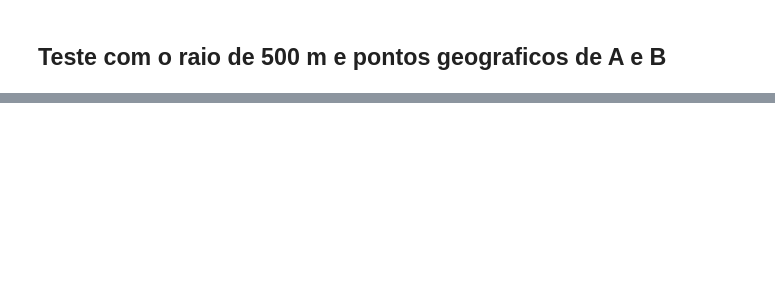
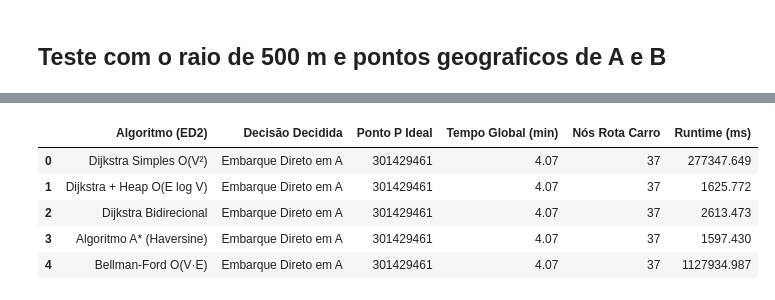
Before and after one commit to arleswasb/Projeto_Final_ED2_RideSmart, a Jupyter notebook: Projeto_RideSmart.ipynb, the cells around one changed output, grey strips where cells are left out. Cells and saved outputs as stored; diff of their text form; code cells hidden in the pictures; blank space fills up the shorter version.

```diff
--- a/Projeto_RideSmart.ipynb
+++ b/Projeto_RideSmart.ipynb
@@ -1061,0 +1040,74 @@ Avaliando todos os pontos de embarque em um raio de 500m...
+# %%
+import time
+import pandas as pd
+
+# Configuração do contrato de negócio
+raio_maximo_caminhada_m = 500
+
+if 'no_usuario_A' in locals() and 'no_usuario_B' in locals() and no_usuario_A is not None:
+    print(f"🚀 Iniciando Bateria de Experimentos RideSmart (Raio: {raio_maximo_caminhada_m}m)...")
+    print(f"Origem A: {no_usuario_A} | Destino B: {no_usuario_B}\n")
+
+    # Dicionário mapeando o nome do algoritmo para a sua respectiva função
+    # Ajuste os nomes das funções abaixo de acordo com as que você implementou
+    algoritmos_motores = {
+        "Dijkstra Simples O(V²)": dijkstra_simples_natal,
+        "Dijkstra + Heap O(E log V)": dijkstra_heap_natal,
+        "Dijkstra Bidirecional": dijkstra_bidirecional_natal,
+        "Algoritmo A* (Haversine)": a_star_natal,
+        "Bellman-Ford O(V·E)": bellman_ford_natal
+    }
+
+    linhas_tabela = []
+
+    # Roda a otimização de rota para cada algoritmo da sua suíte
+    for nome_alg, funcao_motor in algoritmos_motores.items():
+        print(f"⏱️ Executando otimização com: {nome_alg}...")
+
+        # Medição de tempo de execução de CPU de alta precisão
+        tempo_inicio_cpu = time.perf_counter()
+
+        # Executa a busca inteligente usando o algoritmo da rodada
+        p_embarque_ideal, tempo_total_segundos, rota_carro_final = encontrar_ponto_embarque_ideal(
+            grafo_pedestre,
+            grafo_carro,
+            no_usuario_A,
+            no_usuario_B,
+            raio_maximo_caminhada_m,
+            funcao_motor, # Passa o motor algorítmico dinamicamente
+            peso_carro='tempo_transito'
+        )
+
+        tempo_fim_cpu = time.perf_counter()
+        runtime_ms = (tempo_fim_cpu - tempo_inicio_cpu) * 1000
+
+        # Captura o número de nós da rota final do carro como métrica de caminho
+        qtd_nos_rota = len(rota_carro_final) if rota_carro_final else 0
+
+        # Determina o tipo de decisão tomada pelo algoritmo
+        decisao = "Embarque em P (Multimodal)" if p_embarque_ideal != no_usuario_A else "Embarque Direto em A"
+
+        # Guarda os dados na lista para montar o DataFrame
+        linhas_tabela.append({
+            "Algoritmo (ED2)": nome_alg,
+            "Decisão Decidida": decisao,
+            "Ponto P Ideal": p_embarque_ideal,
+            "Tempo Global (min)": round(tempo_total_segundos / 60, 2),
+            "Nós Rota Carro": qtd_nos_rota,
+            "Runtime (ms)": round(runtime_ms, 3)
+        })
+
+    # --- GERANDO A TABELA DE RESULTADOS ACADÊMICOS ---
+    df_resultados = pd.DataFrame(linhas_tabela)
+
+    print("\n📊 --- TABELA COMPARATIVA DE DESEMPENHO (PADRÃO IEEE) --- 📊")
+    print("=" * 85)
+    # Exibe a tabela formatada no console/Jupyter
+    from IPython.display import display
+    display(df_resultados)
+    print("=" * 85)
+
+else:
+    print("⚠️ Erro: As variáveis 'no_usuario_A' e 'no_usuario_B' não foram encontradas.")
+    print("Certifique-se de rodar a célula de Geocodificação antes desta.")
+# %% [output]
@@ -1061,0 +1130,6 @@ Avaliando todos os pontos de embarque em um raio de 500m...
+|  | Algoritmo (ED2) | Decisão Decidida | Ponto P Ideal | Tempo Global (min) | Nós Rota Carro | Runtime (ms) |
+| 0 | Dijkstra Simples O(V²) | Embarque Direto em A | 301429461 | 4.07 | 37 | 277347.649 |
+| 1 | Dijkstra + Heap O(E log V) | Embarque Direto em A | 301429461 | 4.07 | 37 | 1625.772 |
+| 2 | Dijkstra Bidirecional | Embarque Direto em A | 301429461 | 4.07 | 37 | 2613.473 |
+| 3 | Algoritmo A* (Haversine) | Embarque Direto em A | 301429461 | 4.07 | 37 | 1597.430 |
+| 4 | Bellman-Ford O(V·E) | Embarque Direto em A | 301429461 | 4.07 | 37 | 1127934.987 |
```
Also changed, not shown: parts of 21 cells of this notebook.
